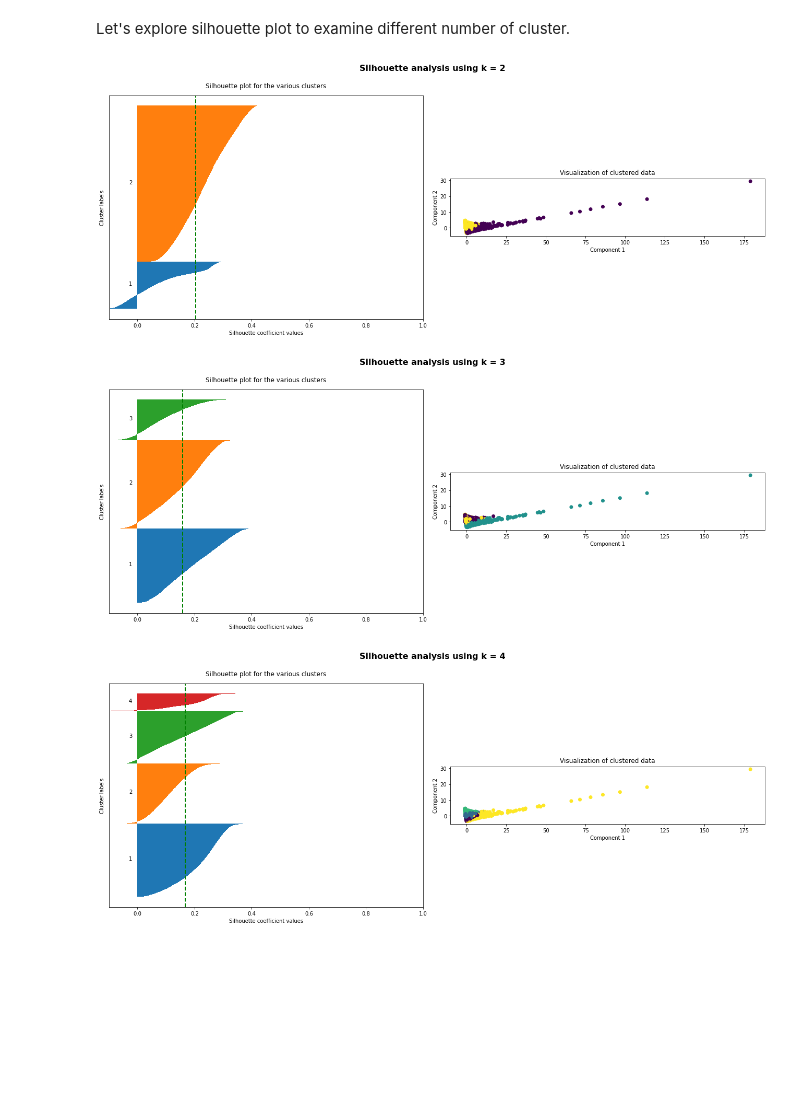
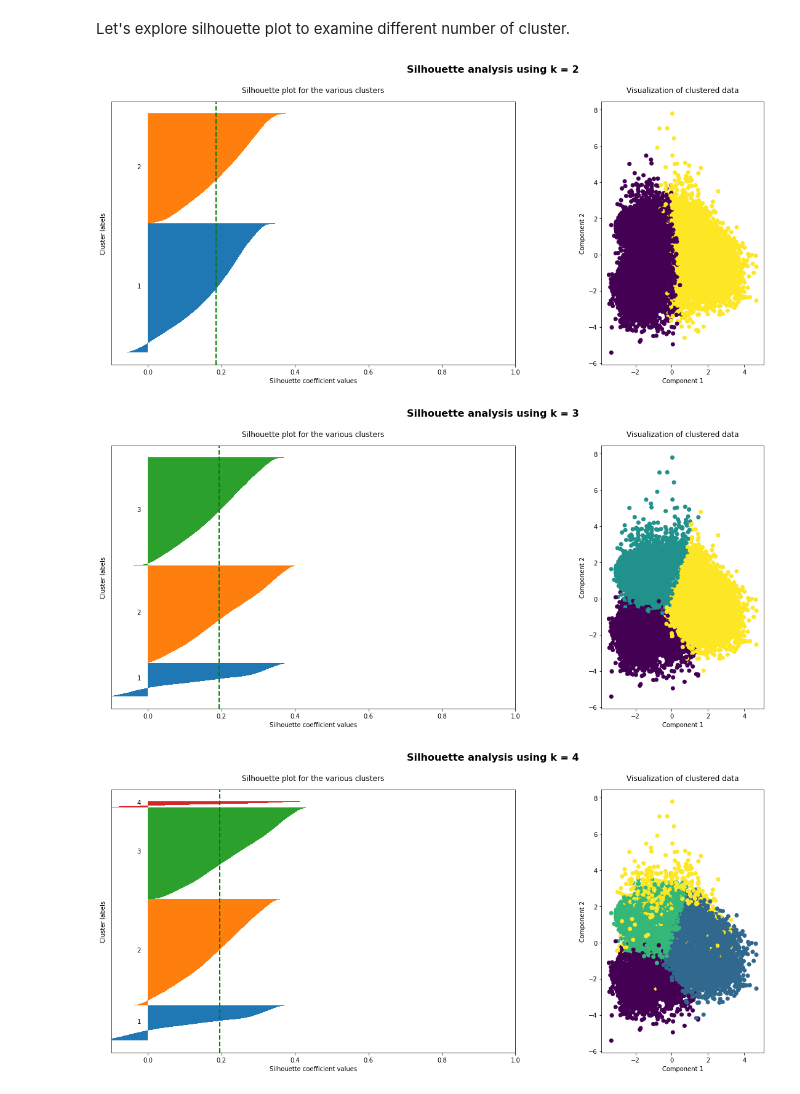
Before and after one commit to ajinkyabhanudas/SIADS696, a Jupyter notebook: EDA_Poom.ipynb, the cells around one changed output. Cells and saved outputs as stored; diff of their text form; code cells hidden in the pictures; blank space fills up the shorter version.

```diff
--- a/EDA_Poom.ipynb
+++ b/EDA_Poom.ipynb
@@ -311,7 +304,13 @@ vec_df.sample(3)
+# %%
+norm_view_vec = vec_df.copy()
+norm_view_vec['averageView'] = norm_view_vec.viewCount/norm_view_vec.publishedDayDelta
+norm_view_vec['normalizedView'] = norm_view_vec.groupby('channelTitle').averageView.apply(lambda x: (x-x.mean())/x.std())
+norm_view_vec.drop(['channelTitle', 'viewCount', 'averageView'], axis=1, inplace=True)
 # %%
 # scale the df to be fitted with PCA
 scaler = StandardScaler()
-scale_df = scaler.fit_transform(vec_df)
+scale_view_vec = scaler.fit_transform(view_vec)
+scale_norm_view_vec = scaler.fit_transform(norm_view_vec)
 # %%
 # create biplot source from https://sukhbinder.wordpress.com/2015/08/05/biplot-with-python/ + unsupervise learning class
 def biplot(score, coeff, maxdim, pcax=1, pcay=2, labels=None):
@@ -352,0 +351,7 @@ biplot(score,coeff, maxdim=12, labels=labels)
+# %%
+#biplot normalizedView
+score_pca = PCA(n_components=2)
+score = score_pca.fit_transform(scale_norm_view_vec)
+labels = norm_view_vec.columns
+coeff = np.transpose(score_pca.components_)
+biplot(score,coeff, maxdim=12, labels=labels)
@@ -362,7 +369,7 @@ biplot(score,coeff, maxdim=12, labels=labels)
 sse=[] # sum of square error
 list_k = list(range(1, 100))
 
-X = scale_df
+X = scale_norm_view_vec
 for k in list_k:
     km = MiniBatchKMeans(n_clusters=k, init='k-means++', max_iter=300, random_state=0, batch_size=2048)
     km.fit(X)
@@ -379,7 +386,7 @@ Let's explore silhouette plot to examine different number of cluster.
 # %%
 # use silhouette plot based on sklearn documentation page https://scikit-learn.org/stable/auto_examples/cluster/plot_kmeans_silhouette_analysis.html
 #set the dataset to be working with
-X = vec_df
+X = scale_norm_view_vec
 
 for i, k in enumerate([2, 3, 4, 5, 6]):
     fig, (ax1, ax2) = plt.subplots(1, 2)
@@ -404,33 +411,33 @@ for i, k in enumerate([2, 3, 4, 5, 6]):
         ax1.text(-0.03, (y_lower + y_upper) / 2, str(i + 1))
         y_lower += len(cluster_silhouette_vals)
 
     # Get the average silhouette score and plot it
     avg_score = np.mean(silhouette_vals)
     ax1.axvline(avg_score, linestyle='--', linewidth=2, color='green')
     ax1.set_yticks([])
     ax1.set_xlim([-0.1, 1])
     ax1.set_xlabel('Silhouette coefficient values')
     ax1.set_ylabel('Cluster labels')
     ax1.set_title('Silhouette plot for the various clusters', y=1.02);
 
     # Use PCA to flatten the data
     embedding = PCA(n_components=2)
     pca = pd.DataFrame(embedding.fit_transform(X), columns = ['component1','component2'])
     pca['labels'] = kmeans.predict(X)
 
     # Scatter plot of data colored with labels
     ax2.scatter(pca['component1'], pca['component2'], c=labels)
     # ax2.scatter(centroids[:, 0], centroids[:, 1], marker='*', c='r', s=250)
     # ax2.set_xlim([-2, 2])
     # ax2.set_xlim([-2, 2])
     ax2.set_xlabel('Component 1')
     ax2.set_ylabel('Component 2')
     ax2.set_title('Visualization of clustered data', y=1.02)
     ax2.set_aspect('equal')
     plt.tight_layout()
     plt.suptitle(f'Silhouette analysis using k = {k}',
                  fontsize=16, fontweight='semibold', y=1.05);
 # %% [output]
-[figure, old version]
+[figure, new version]
-[figure, old version]
+[figure, new version]
-[figure, old version]
+[figure, new version]
```
Also changed, not shown: parts of 14 cells of this notebook.
